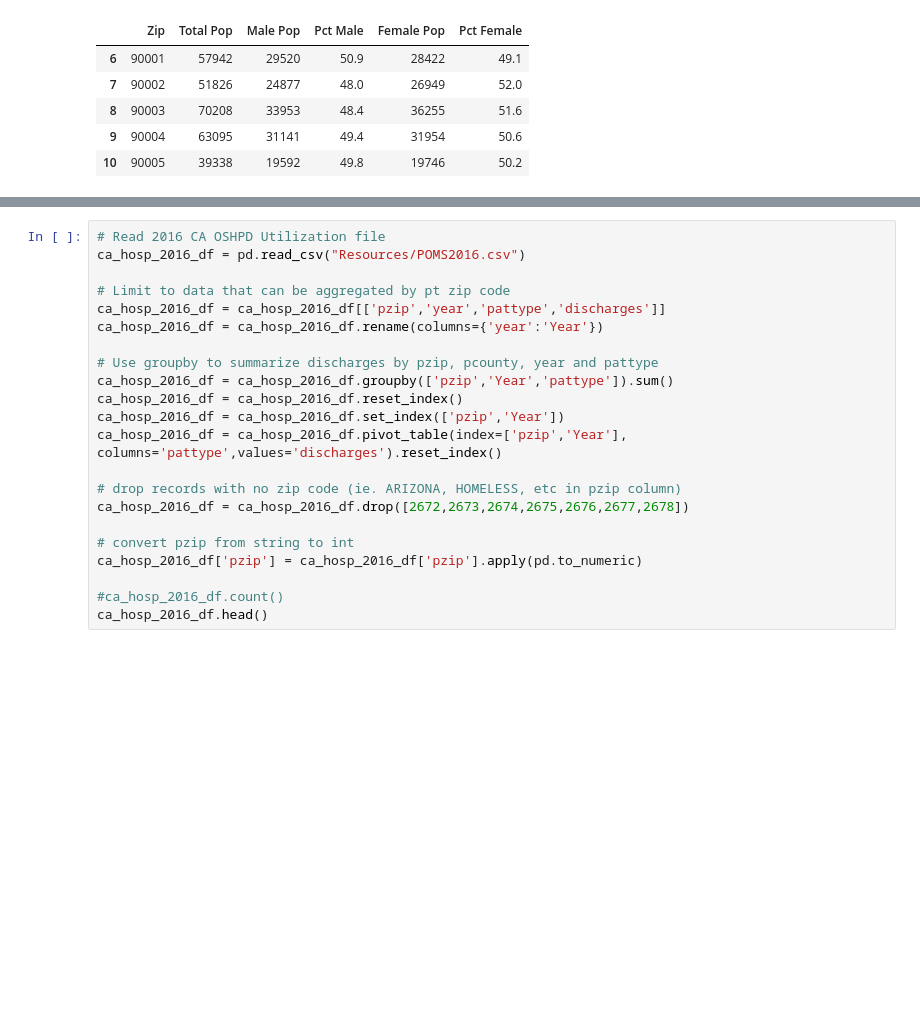
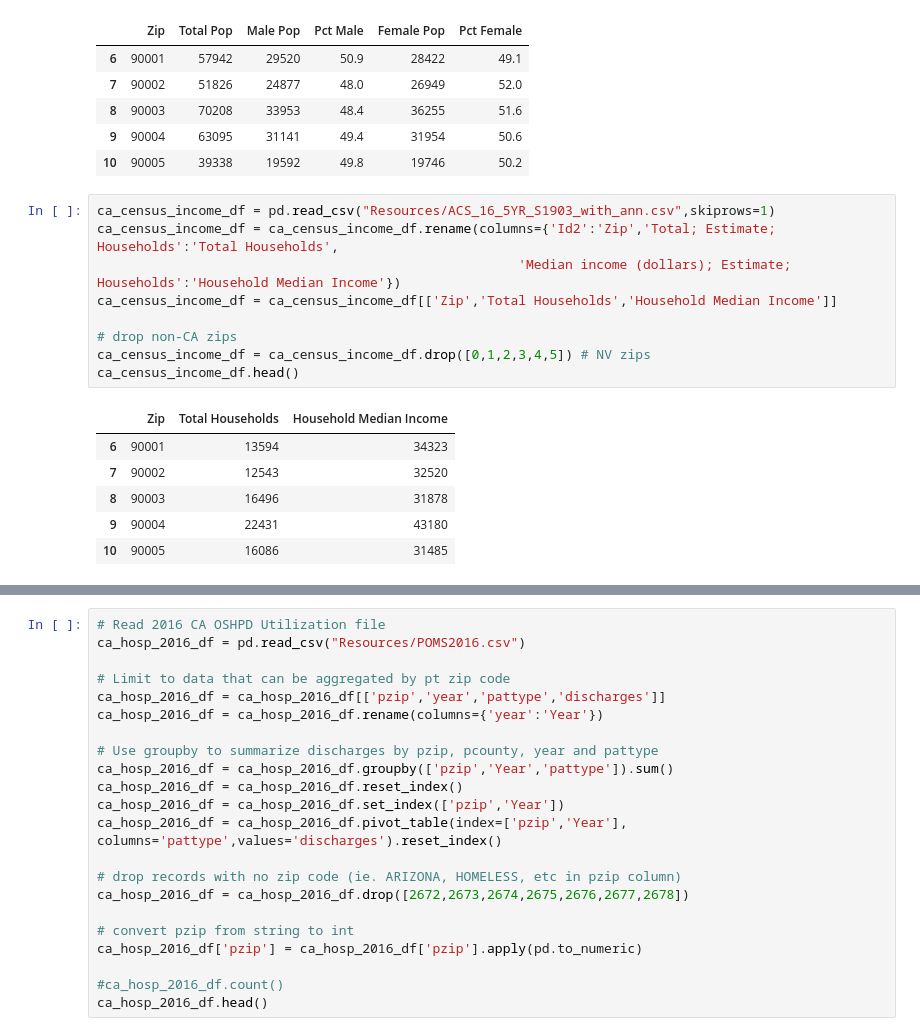
Before and after one commit to velasquezg1/ED_Visits_Cannabis, a Jupyter notebook: ED_Visit_Data_Munging.ipynb, the cells around one changed output, grey strips where cells are left out. Drawn from its saved outputs; the diff is of its cells as text; blank space fills up the shorter version.

```diff
--- a/ED_Visit_Data_Munging.ipynb
+++ b/ED_Visit_Data_Munging.ipynb
@@ -40,3 +40,19 @@ ca_census_demo_df.head()
 | 8 | 90003 | 70208 | 33953 | 48.4 | 36255 | 51.6 |
 | 9 | 90004 | 63095 | 31141 | 49.4 | 31954 | 50.6 |
 | 10 | 90005 | 39338 | 19592 | 49.8 | 19746 | 50.2 |
+# %%
+ca_census_income_df = pd.read_csv("Resources/ACS_16_5YR_S1903_with_ann.csv",skiprows=1)
+ca_census_income_df = ca_census_income_df.rename(columns={'Id2':'Zip','Total; Estimate; Households':'Total Households',
+                                                      'Median income (dollars); Estimate; Households':'Household Median Income'})
+ca_census_income_df = ca_census_income_df[['Zip','Total Households','Household Median Income']]
+
+# drop non-CA zips
+ca_census_income_df = ca_census_income_df.drop([0,1,2,3,4,5]) # NV zips
+ca_census_income_df.head()
+# %% [output]
+|  | Zip | Total Households | Household Median Income |
+| 6 | 90001 | 13594 | 34323 |
+| 7 | 90002 | 12543 | 32520 |
+| 8 | 90003 | 16496 | 31878 |
+| 9 | 90004 | 22431 | 43180 |
+| 10 | 90005 | 16086 | 31485 |
```
Also changed, not shown: parts of 4 cells of this notebook, 4 other files.
